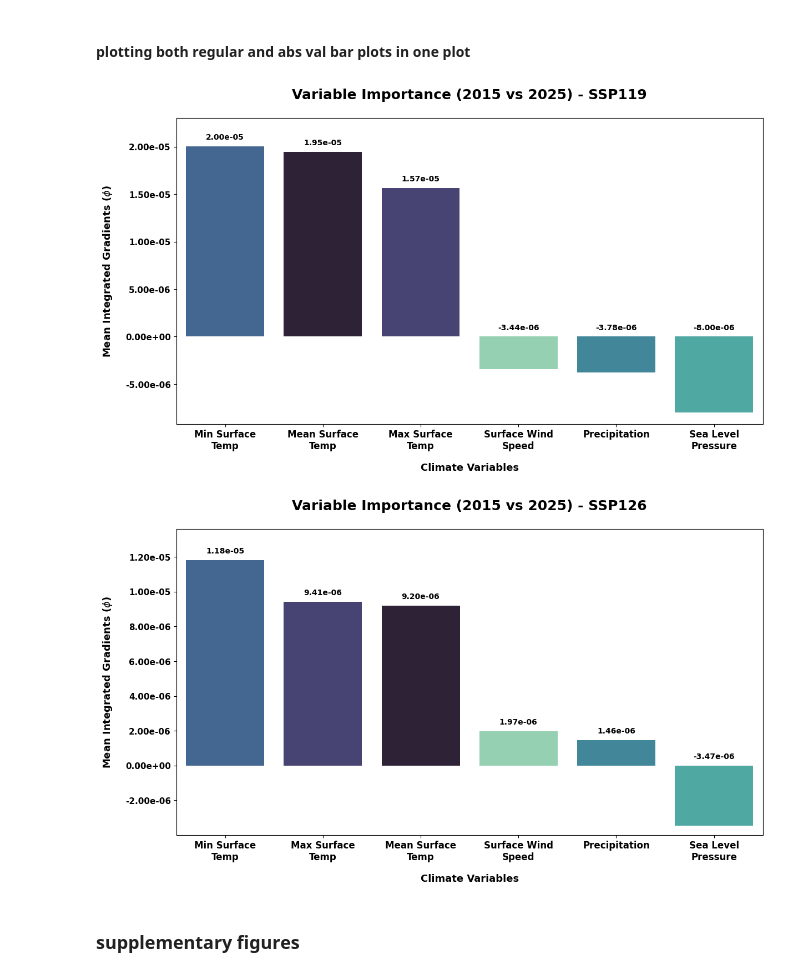
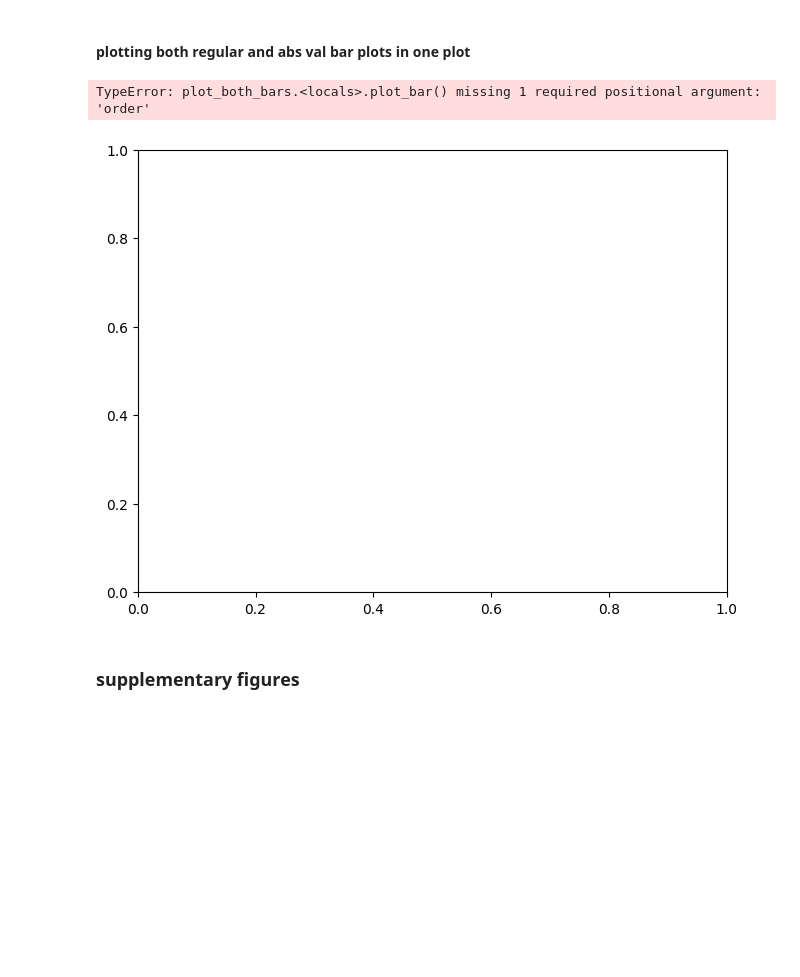
Before and after one commit to sek2dcs/MamalakisResearch, a Jupyter notebook: figure3_v3.ipynb, the cells around one changed output. Saved outputs shown, nothing was run; the diff lists cells and outputs as text; code cells hidden in the pictures; blank space fills up the shorter version.

Commit message:
Fig 3 order error

```diff
--- a/figure3_v3.ipynb
+++ b/figure3_v3.ipynb
@@ -1169,7 +1169,7 @@ def plot_both_bars(phi_matrix_1, phi_matrix_2, metadata_df, early_year, late_yea
     df_melted_2, mean_order_2, order_2 = make_vals(phi_matrix_2)
 
 
-    fig, ax1, ax2 = plt.subplots()
+    fig, ax = plt.subplots()
 
     # Helper function to plot
     def plot_bar(df_melted, order):
@@ -1187,8 +1187,8 @@ def plot_both_bars(phi_matrix_1, phi_matrix_2, metadata_df, early_year, late_yea
 
         return ax
 
-    ax1 = plot_bar(df_melted_1)
-    ax2 = plot_bar(df_melted_2)
+    ax = plot_bar(df_melted_1)
+    ax = plot_bar(df_melted_2)
 
     # finding lowest and highest variable importance bars or setting to 0 for abs val plots
     min_val = np.min(mean_order_1.min(), mean_order_2.min())
@@ -1217,8 +1217,8 @@ def plot_both_bars(phi_matrix_1, phi_matrix_2, metadata_df, early_year, late_yea
                     f"{val:.2e}",
                     ha='center', va=valign, fontweight='bold', fontsize=10)
 
-    loop_vars(order_1, mean_order_1, ax1)
-    loop_vars(order_2, mean_order_2, ax2)
+    loop_vars(order_1, mean_order_1, ax)
+    loop_vars(order_2, mean_order_2, ax)
 
 
     # formatting stuff
@@ -1244,37 +1244,37 @@ def plot_var_imp_both_bars(phi_matrix_1, phi_matrix_2, early=2015, late=2025):
     unique_scenarios = metadata_df['scenario'].unique()
 
     for current_scenario in unique_scenarios:
         # filter metadata df for that one scenario
         temp_df = metadata_df[metadata_df['scenario'] == current_scenario].copy()
 
         # slice phi matrix calculated above with the yr combo index values that are for that one scenario
         temp_matrix_1 = phi_matrix_1[:, temp_df['combo_idx'].values, :, :, :]
 
         temp_matrix_2 = phi_matrix_2[:, temp_df['combo_idx'].values, :, :, :]
 
 
         # reset indices in df to match smaller matrix of the one scenario so only the early and late yrs are from that one scenario
         temp_df['combo_idx'] = range(len(temp_df))
 
 
         # plot
         plot_both_bars(
             phi_matrix_1=temp_matrix_1,
             phi_matrix_2=temp_matrix_2,
             metadata_df=temp_df,
             early_year=early,
             late_year=late,
             var_names=readable_variables,
             scenario_id=current_scenario,
-            _caller_name=argname('phi_matrix') # check if an abs_val matrix will be passed into plot_single_combo_bar
+            _caller_name=argname('phi_matrix_1') # check if an abs_val matrix will be passed into plot_single_combo_bar, here we want negatives so pass matrix1 in
         )
 
 
 
-plot_var_imp_bar(master_phi_matrix)
+plot_var_imp_both_bars(master_phi_matrix, abs_val_phi_matrix)
 # %% [output]
+TypeError: plot_both_bars.<locals>.plot_bar() missing 1 required positional argument: 'order'
-[figure, old version]
+[figure, new version]
-[figure, removed]
 # %% [markdown]
 ### **supplementary figures**
 # %% [markdown]
```
Also changed, not shown: parts of 8 cells of this notebook.
